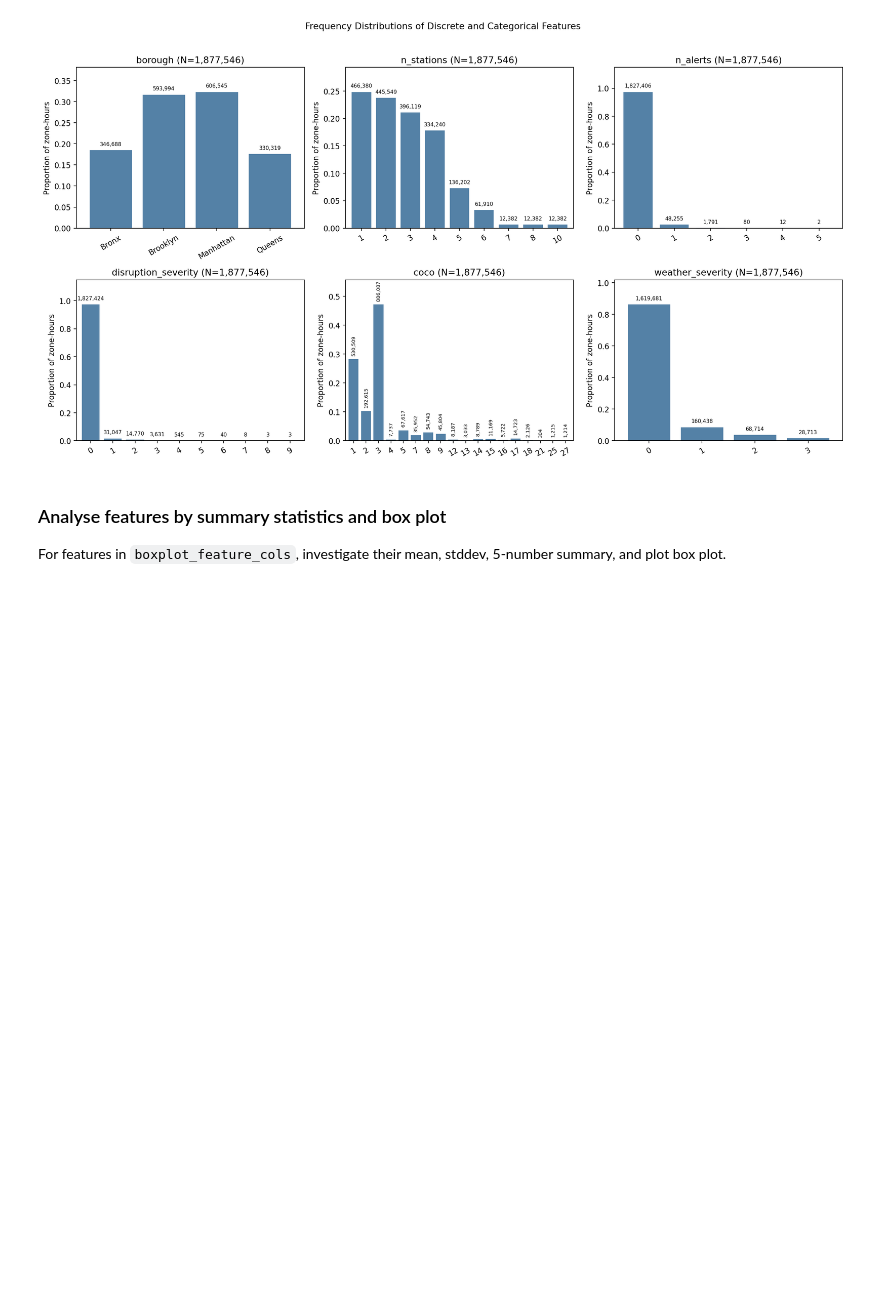
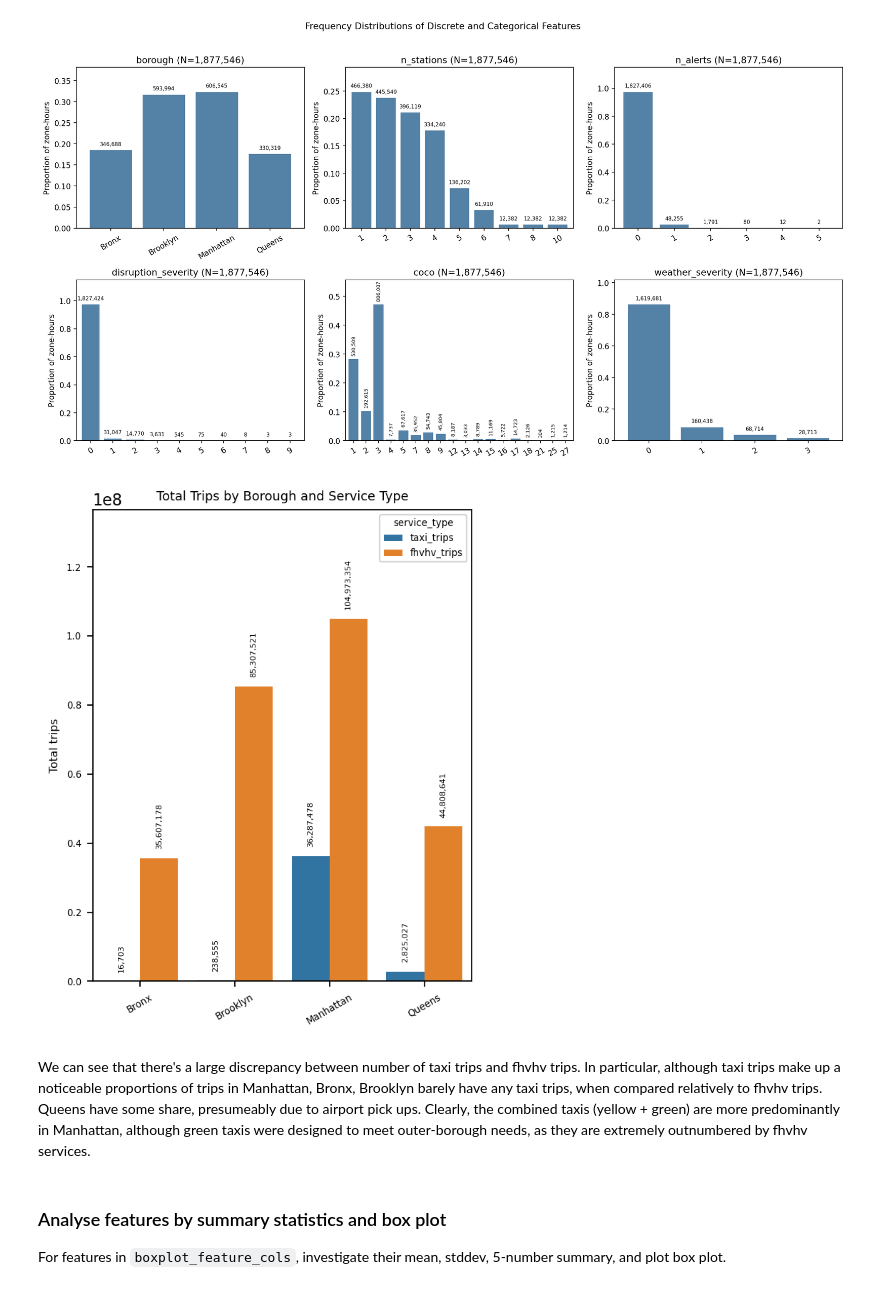
Before and after one commit to hannimeee/nyc_taxi_demand_response, a Jupyter notebook: code/04_exploratory_analysis.ipynb, the cells around one changed output. Drawn from its saved outputs; the diff is of its cells as text; code cells hidden in the pictures; blank space fills up the shorter version.

```diff
--- a/code/04_exploratory_analysis.ipynb
+++ b/code/04_exploratory_analysis.ipynb
@@ -232,6 +205,75 @@ plt.tight_layout()
 plt.show()
 # %% [output]
 [figure]
+# %%
+# Categorise borough services into taxis and fhvhvs for analysis
+borough_service_pd = (
+    sdf_tlc_hourly
+    .groupBy("borough")
+    .agg(
+        F.sum("n_trips_taxi").alias("taxi_trips"),
+        F.sum("n_trips_fhvhv").alias("fhvhv_trips")
+    )
+    .orderBy("borough")
+    .toPandas()
+)
+
+borough_service_long = borough_service_pd.melt(
+    id_vars="borough",
+    value_vars=["taxi_trips", "fhvhv_trips"],
+    var_name="service_type",
+    value_name="n_trips"
+)
+# %%
+# Plot borough services for taxis and fhvhvs respectively for comparison
+fig, ax = plt.subplots(figsize=(4, 5), dpi=160)
+
+sns.barplot(
+    data=borough_service_long,
+    x="borough",
+    y="n_trips",
+    hue="service_type",
+    ax=ax
+)
+
+# Add vertical space for labels
+y_max = borough_service_long["n_trips"].max()
+ax.set_ylim(0, y_max * 1.3)
+
+for patch in ax.patches:
+    height = patch.get_height()
+
+    if height > 0:
+        ax.text(
+            patch.get_x() + patch.get_width() / 2,
+            height + y_max * 0.025,
+            f"{int(height):,}",
+            ha="center",
+            va="bottom",
+            fontsize=5,
+            rotation=90
+        )
+
+ax.set_title("Total Trips by Borough and Service Type", fontsize=8)
+ax.set_xlabel("", fontsize=7)
+ax.set_ylabel("Total trips", fontsize=7)
+
+ax.tick_params(axis="x", labelsize=6, rotation=30)
+ax.tick_params(axis="y", labelsize=6)
+
+ax.legend(
+    title="service_type",
+    title_fontsize=6,
+    fontsize=6,
+    loc="upper right"
+)
+
+plt.tight_layout()
+plt.show()
+# %% [output]
+[figure, added]
+# %% [markdown]
+We can see that there's a large discrepancy between number of taxi trips and fhvhv trips. In particular, although taxi trips make up a noticeable proportions of trips in Manhattan, Bronx, Brooklyn barely have any taxi trips, when compared relatively to fhvhv trips. Queens have some share, presumeably due to airport pick ups. Clearly, the combined taxis (yellow + green) are more predominantly in Manhattan, although green taxis were designed to meet outer-borough needs, as they are extremely outnumbered by fhvhv services.
 # %% [markdown]
 ### Analyse features by summary statistics and box plot
 For features in `boxplot_feature_cols`, investigate their mean, stddev, 5-number summary, and plot box plot.
```
Also changed, not shown: parts of 20 cells of this notebook.
